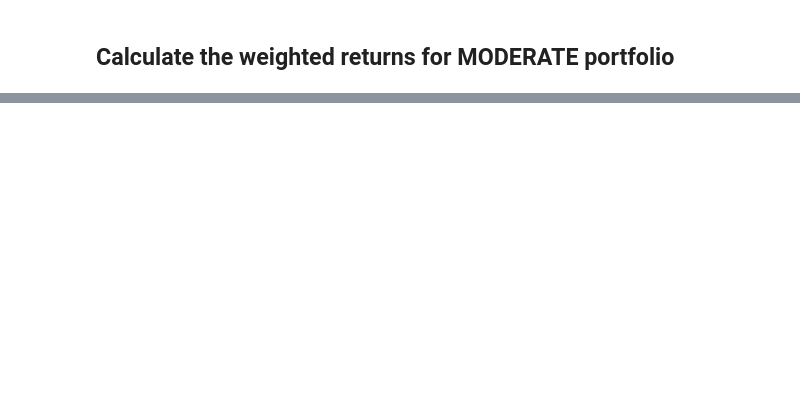
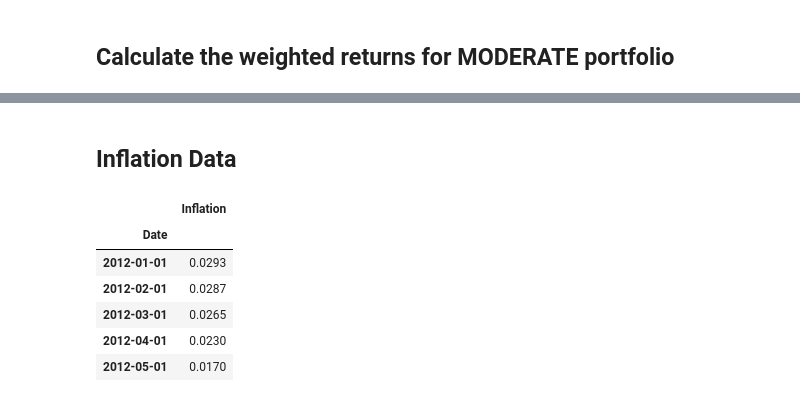
Before and after one commit to GuilleMGN/Group6, a Jupyter notebook: portfolio_inflation_analysis.ipynb, the cells around one changed output, grey strips where cells are left out. Cells and saved outputs as stored; diff of their text form; code cells hidden in the pictures; blank space fills up the shorter version.

```diff
--- a/portfolio_inflation_analysis.ipynb
+++ b/portfolio_inflation_analysis.ipynb
@@ -501,0 +492,2 @@ moderate_df
+# %% [markdown]
+## Inflation Data
@@ -501,0 +500,12 @@ moderate_df
+# %%
+# Sorting index by ascending and manually verifying that index has been sorted
+inflation_df.sort_index(ascending=True, inplace=True)
+inflation_df.head()
+# %% [output]
+|  | Inflation |
+| Date |  |
+| 2012-01-01 | 0.0293 |
+| 2012-02-01 | 0.0287 |
+| 2012-03-01 | 0.0265 |
+| 2012-04-01 | 0.0230 |
+| 2012-05-01 | 0.0170 |
```
Also changed, not shown: parts of 28 cells of this notebook, 5 other files.
